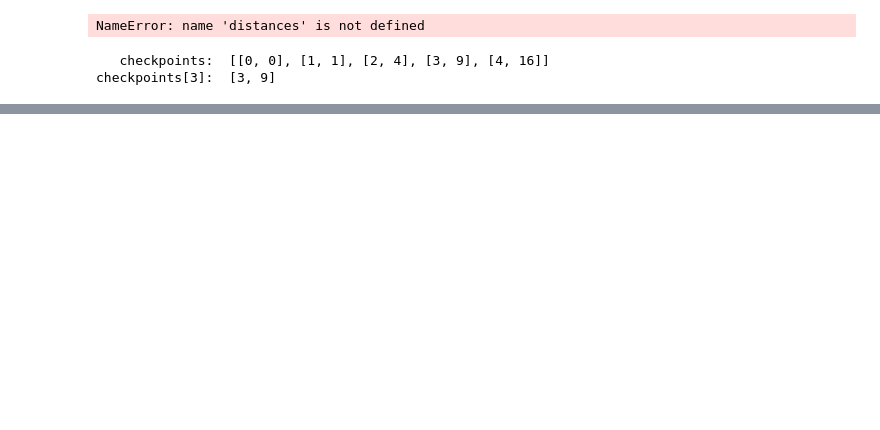
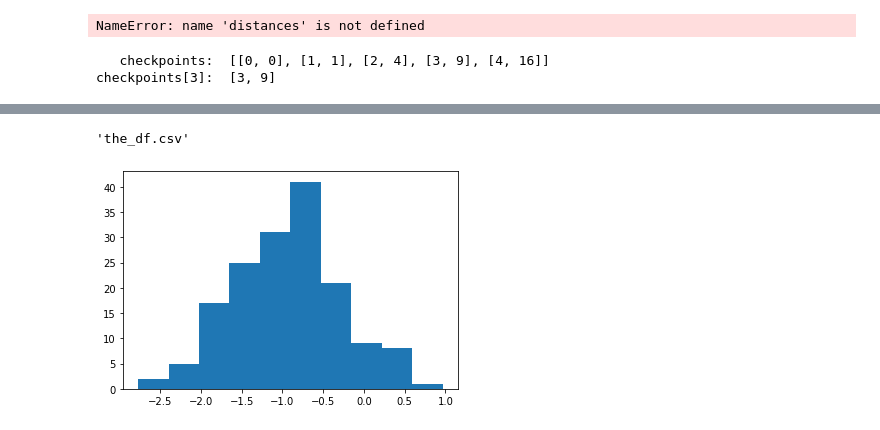
Before and after one commit to sudochris/evolution-evaluation, a Jupyter notebook: function_testing.ipynb, the cells around one changed output, grey strips where cells are left out. Drawn from its saved outputs; the diff is of its cells as text; code cells hidden in the pictures; blank space fills up the shorter version.

```diff
--- a/function_testing.ipynb
+++ b/function_testing.ipynb
@@ -201,0 +210,14 @@ False
+# %%
+filename
+# %% [output]
+'the_df.csv'
+# %%
+mu = 0
+sigma = 1
+lnormal = np.random.normal(mu, 0.7, 160) - 1
+
+fig = plt.figure()
+ax0 = fig.add_subplot()
+_ = ax0.hist(lnormal)
+# %% [output]
+[figure, added]
```
Also changed, not shown: parts of 15 cells of this notebook, 2 other files.
